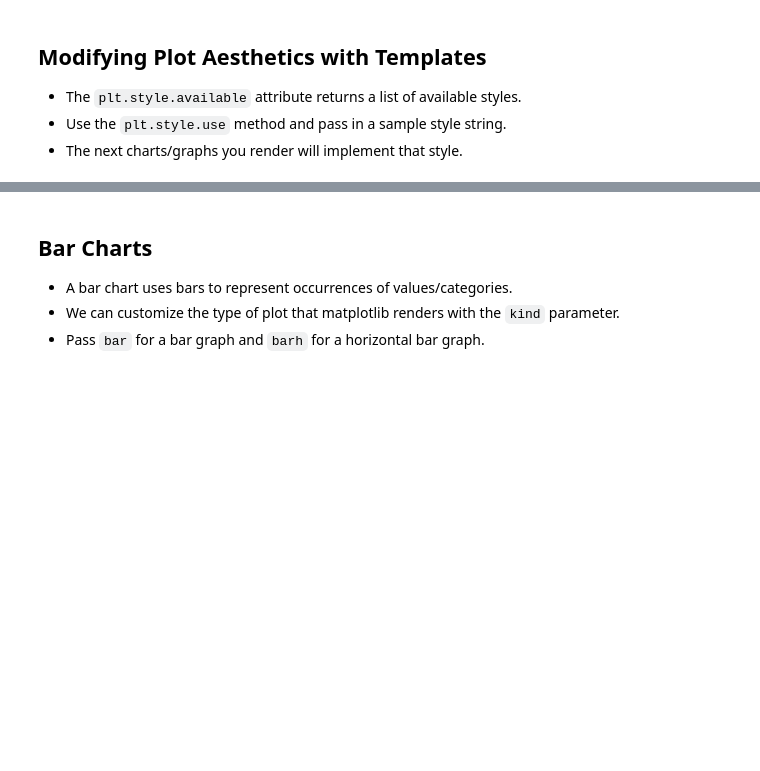
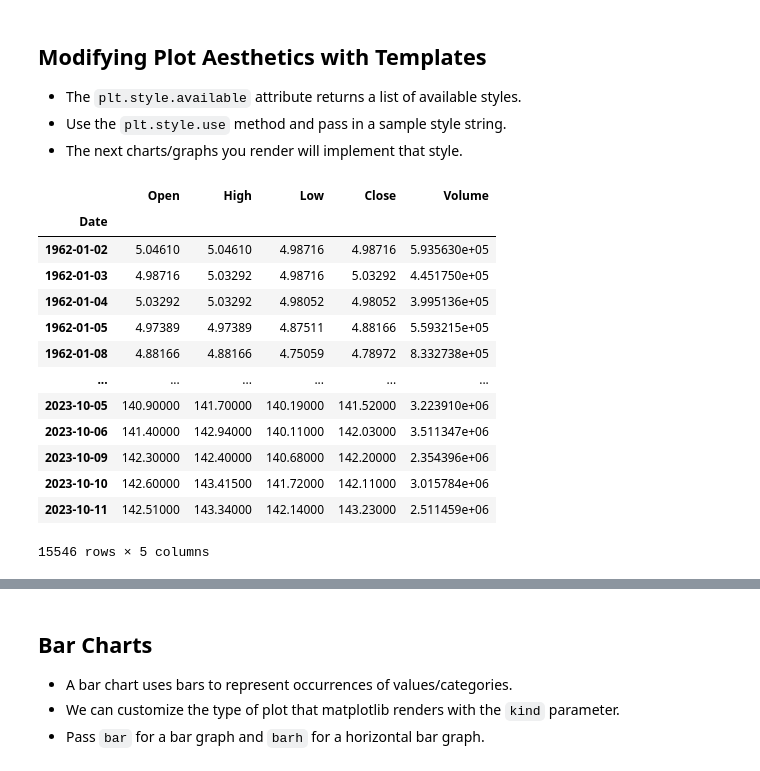
Before and after one commit to Petar-Koprinkov/Pandas, a Jupyter notebook: Incomplete/13 - Visualization.ipynb, the cells around one changed output, grey strips where cells are left out. Saved outputs shown, nothing was run; the diff lists cells and outputs as text; code cells hidden in the pictures; blank space fills up the shorter version.

```diff
--- a/Incomplete/13 - Visualization.ipynb
+++ b/Incomplete/13 - Visualization.ipynb
@@ -20,3 +38,21 @@ ibm['Low'].plot()
 - The `plt.style.available` attribute returns a list of available styles.
 - Use the `plt.style.use` method and pass in a sample style string.
 - The next charts/graphs you render will implement that style.
+# %%
+ibm = pd.read_csv('ibm.csv', parse_dates=['Date'], index_col='Date')
+ibm
+# %% [output]
+|  | Open | High | Low | Close | Volume |
+| Date |  |  |  |  |  |
+| 1962-01-02 | 5.04610 | 5.04610 | 4.98716 | 4.98716 | 5.935630e+05 |
+| 1962-01-03 | 4.98716 | 5.03292 | 4.98716 | 5.03292 | 4.451750e+05 |
+| 1962-01-04 | 5.03292 | 5.03292 | 4.98052 | 4.98052 | 3.995136e+05 |
+| 1962-01-05 | 4.97389 | 4.97389 | 4.87511 | 4.88166 | 5.593215e+05 |
+| 1962-01-08 | 4.88166 | 4.88166 | 4.75059 | 4.78972 | 8.332738e+05 |
+| ... | ... | ... | ... | ... | ... |
+| 2023-10-05 | 140.90000 | 141.70000 | 140.19000 | 141.52000 | 3.223910e+06 |
+| 2023-10-06 | 141.40000 | 142.94000 | 140.11000 | 142.03000 | 3.511347e+06 |
+| 2023-10-09 | 142.30000 | 142.40000 | 140.68000 | 142.20000 | 2.354396e+06 |
+| 2023-10-10 | 142.60000 | 143.41500 | 141.72000 | 142.11000 | 3.015784e+06 |
+| 2023-10-11 | 142.51000 | 143.34000 | 142.14000 | 143.23000 | 2.511459e+06 |
+15546 rows × 5 columns
```
Also changed, not shown: parts of 6 cells of this notebook.
